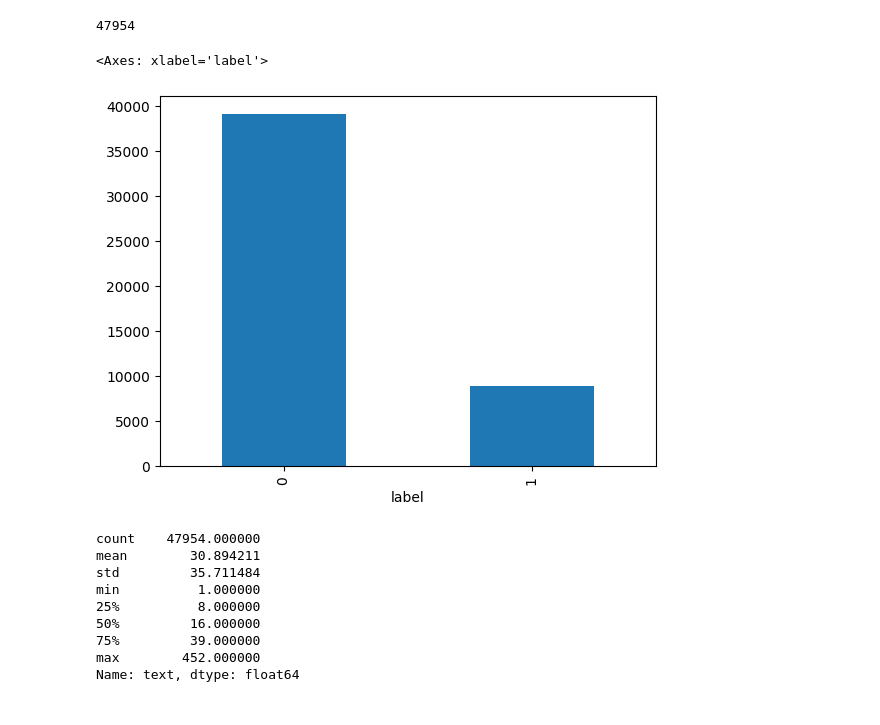
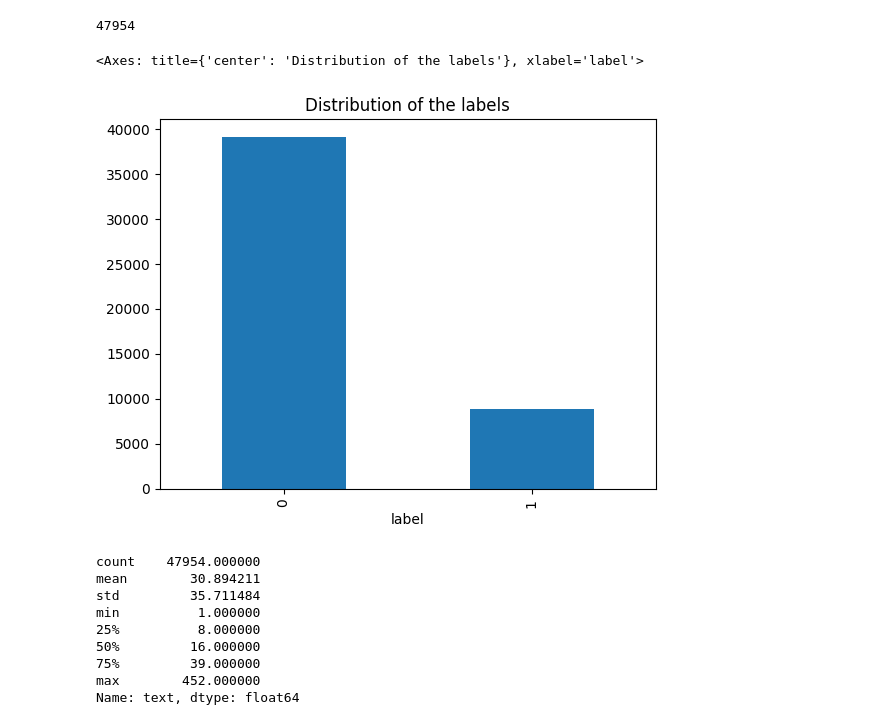
Before and after one commit to hawkin-dono/BTL-DL-Models-for-Toxic-and-Reactionary-Vietnamese-Content-Detection-on-Facebook, a Jupyter notebook: analysis_data.ipynb, the cells around one changed output. Cells and saved outputs as stored; diff of their text form; code cells hidden in the pictures.

```diff
--- a/analysis_data.ipynb
+++ b/analysis_data.ipynb
@@ -18,10 +18,10 @@ len(train_df)
 # %% [output]
 47954
 # %%
-train_df['label'].value_counts().plot(kind='bar')
+train_df['label'].value_counts().plot(kind='bar', title='Distribution of the labels')
 # %% [output]
-<Axes: xlabel='label'>
+<Axes: title={'center': 'Distribution of the labels'}, xlabel='label'>
-[figure, old version]
+[figure, new version]
 # %%
 train_df.text.apply(lambda x: len(x.split())).describe()
 # %% [output]
```
Also changed, not shown: parts of 3 cells of this notebook, 8 other files.
